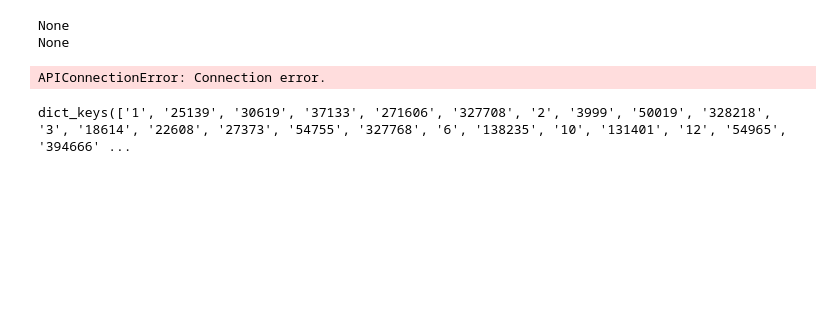
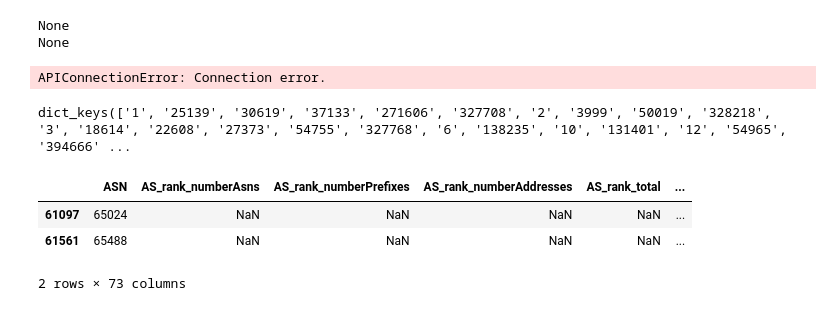
Before and after one commit to lddis666/embed, a Jupyter notebook: test.ipynb, the cells around one changed output. Cells and saved outputs as stored; diff of their text form; code cells hidden in the pictures; blank space fills up the shorter version.

```diff
--- a/test.ipynb
+++ b/test.ipynb
@@ -29,0 +34,9 @@ dict_keys(['1', '25139', '30619', '37133', '271606', '327708', '2', '3999', '500
+# %%
+df[['AS_hegemony']].value_counts()
+# 找出值为1的行
+df[df['AS_hegemony'] <= 0.0000000001]
+# %% [output]
+|  | ASN | AS_rank_numberAsns | AS_rank_numberPrefixes | AS_rank_numberAddresses | AS_rank_total | ... |
+| 61097 | 65024 | NaN | NaN | NaN | NaN | ... |
+| 61561 | 65488 | NaN | NaN | NaN | NaN | ... |
+2 rows × 73 columns
```
Also changed, not shown: parts of 3 cells of this notebook, 28 other files.
